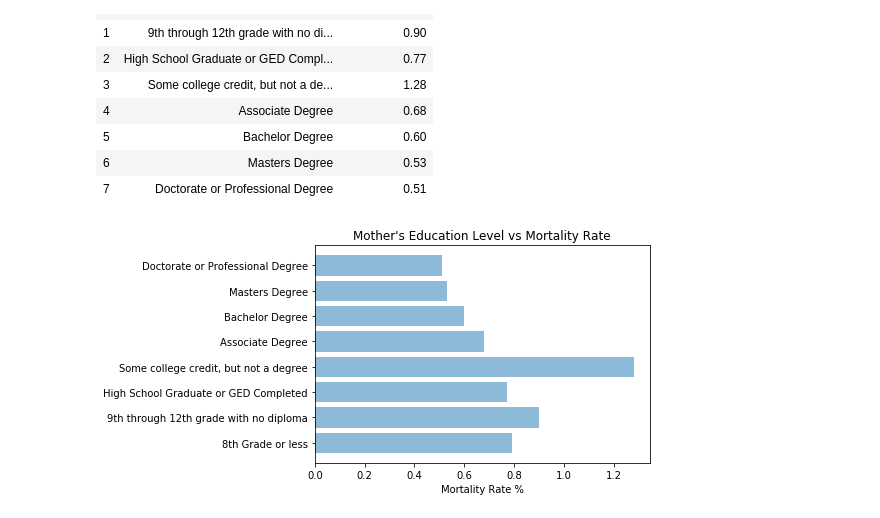
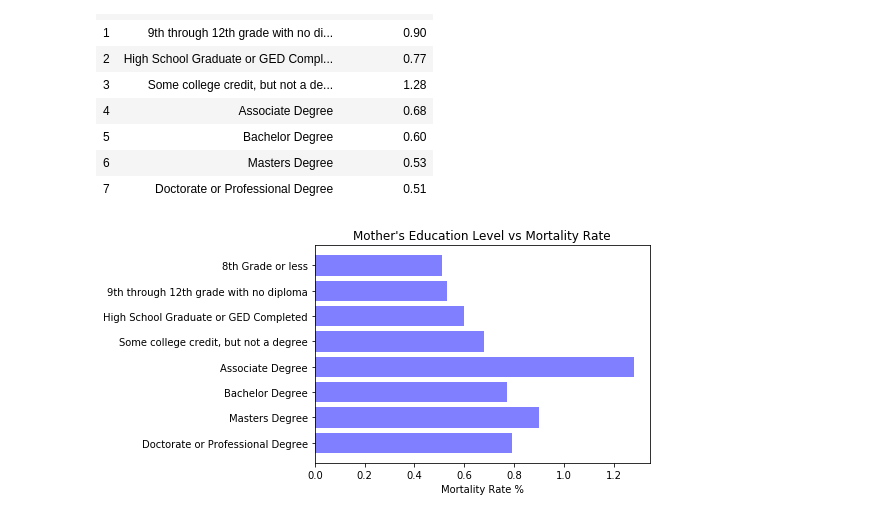
Before and after one commit to maxwilde3/project-one, a Jupyter notebook: mvp/Education Level vs Infant Mortality/Infant Mortality vs Maternal Education.ipynb, the cells around one changed output. Drawn from its saved outputs; the diff is of its cells as text; code cells hidden in the pictures.

```diff
--- a/mvp/Education Level vs Infant Mortality/Infant Mortality vs Maternal Education.ipynb
+++ b/mvp/Education Level vs Infant Mortality/Infant Mortality vs Maternal Education.ipynb
@@ -45,8 +45,8 @@ df
 # %%
 df.drop(columns='Unnamed: 0')
 df_unk = df.replace('Unk',np.nan,regex=True)
-df_ = df_unk.replace("Exc",np.nan,regex=True)
-df00 = df_.rename(columns = {"Mother's Education Code":"Education Code"})
+df1 = df_unk.replace("Exc",np.nan,regex=True)
+df00 = df1.rename(columns = {"Mother's Education Code":"Education Code"})
 df0 = df00.drop(columns = 'Unnamed: 0')
 #Drop NaN columns
 df_ = df0.dropna()
@@ -214,19 +214,19 @@ compiled_df
 # %%
 fig = plt.figure()
 
 education_level = ["8th Grade or less", "9th through 12th grade with no diploma","High School Graduate or GED Completed",
             "Some college credit, but not a degree","Associate Degree","Bachelor Degree","Masters Degree",
-            "Doctorate or Professional Degree"]
+            "Doctorate or Professional Degree"][::-1]
 rate = [group1_avg, group2_avg, group3_avg, group4_avg, group5_avg, group6_avg,group7_avg,group8_avg]
 x_axis = np.arange(len(education_level))
 tick_locations = [value for value in x_axis]
 #Plot bar charts
-plt.barh(x_axis, rate, align='center', alpha=0.5)
+plt.barh(x_axis, rate, align='center', alpha=0.5, color="blue")
 #plt.xticks(x_axis, regimens)
 plt.yticks(tick_locations, education_level, rotation="0")
 plt.xlabel('Mortality Rate %')
 plt.title("Mother's Education Level vs Mortality Rate")
-
+plt.savefig('test.png', dpi=100, bbox_inches='tight')
 plt.show()
 # %% [output]
-[figure, old version]
+[figure, new version]
```
Also changed, not shown: parts of 17 cells of this notebook, 10 other files.
